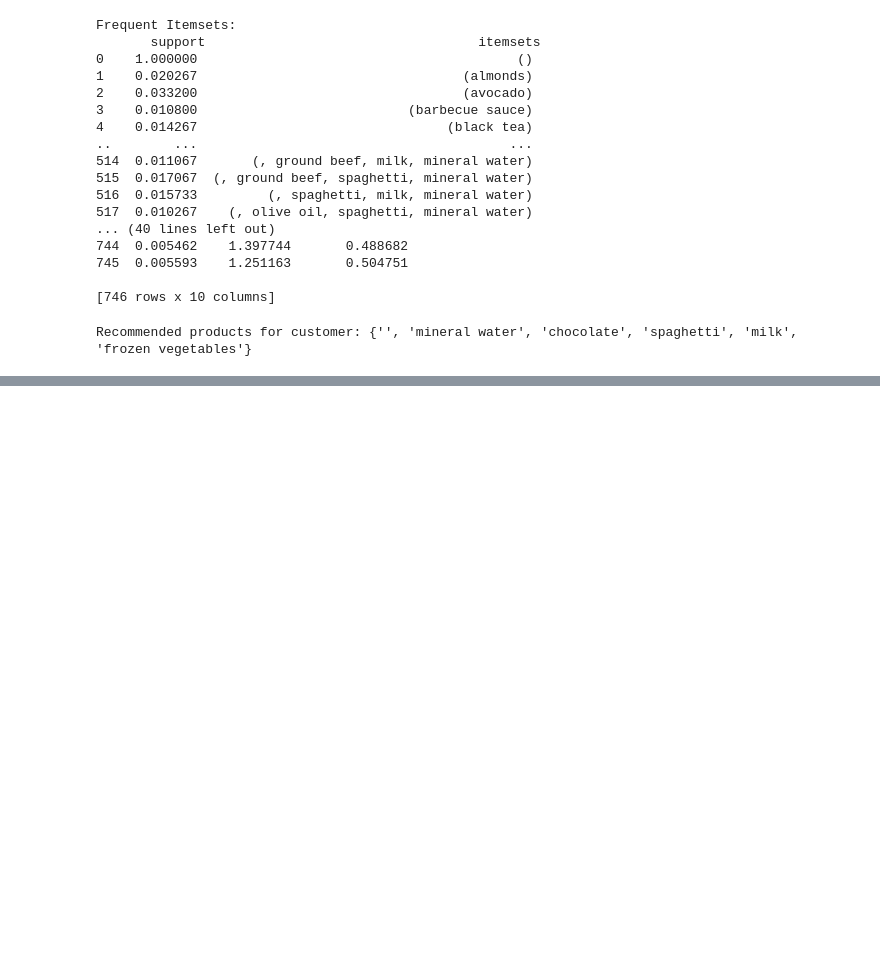
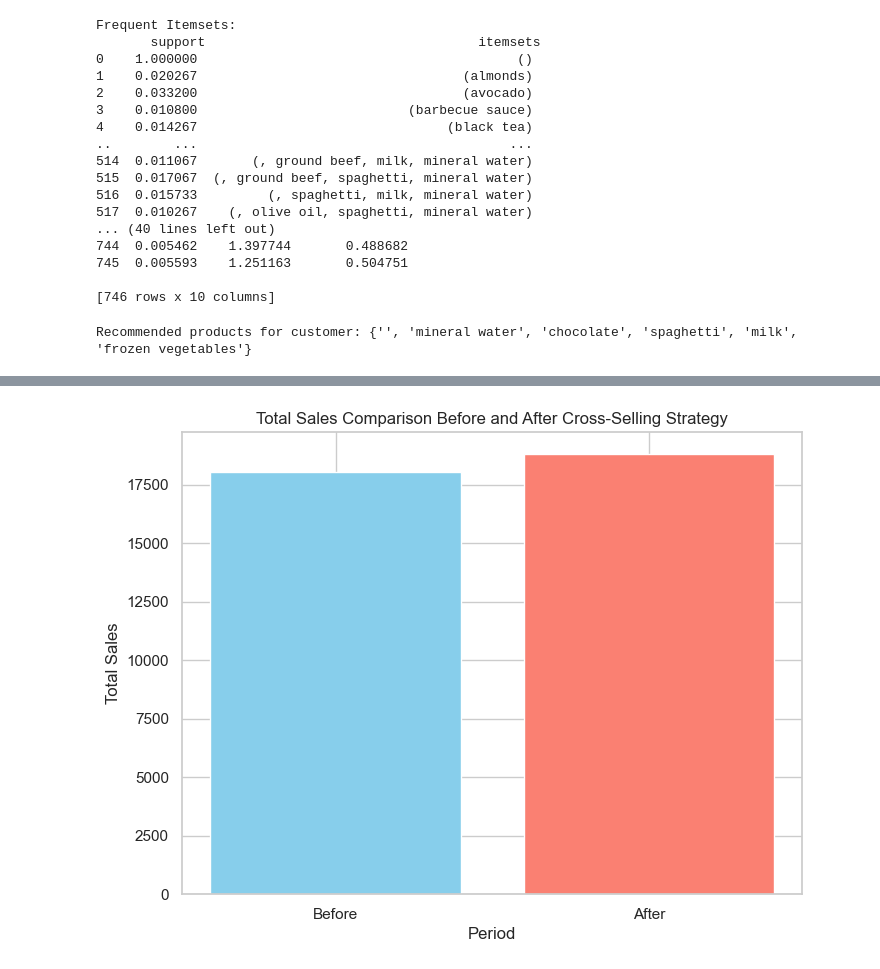
Before and after one commit to srinijalanda93/Machine-learning, a Jupyter notebook: 2448526_lab3.ipynb, the cells around one changed output, grey strips where cells are left out. Drawn from its saved outputs; the diff is of its cells as text; code cells hidden in the pictures; blank space fills up the shorter version.

```diff
--- a/2448526_lab3.ipynb
+++ b/2448526_lab3.ipynb
@@ -553,0 +610,16 @@ Recommended products for customer: {'', 'mineral water', 'chocolate', 'spaghetti
+# %%
+before_sales = final_Matrix[final_Matrix['Period'] == 'Before'].drop('Period', axis=1).sum().reset_index()
+after_sales = final_Matrix[final_Matrix['Period'] == 'After'].drop('Period', axis=1).sum().reset_index()
+
+# Rename columns for clarity
+before_sales.columns = ['Product', 'Sales_before']
+after_sales.columns = ['Product', 'Sales_after']
+
+# Merge the dataframes on the 'Product' column
+metrics = pd.merge(before_sales, after_sales, on='Product')
+
+# Calculate percentage change in sales
+metrics['Percentage_Change'] = ((metrics['Sales_after'] - metrics['Sales_before']) / metrics['Sales_before']) * 100
+
+print("Performance Metrics:")
+print(metrics)
@@ -553,0 +642,22 @@ Recommended products for customer: {'', 'mineral water', 'chocolate', 'spaghetti
+# %%
+import matplotlib.pyplot as plt
+# Aggregate total sales before and after
+total_sales_before = metrics['Sales_before'].sum()
+total_sales_after = metrics['Sales_after'].sum()
+
+
+sales_data = {'Before': total_sales_before, 'After': total_sales_after}
+
+
+plt.figure(figsize=(8, 6))
+plt.bar(sales_data.keys(), sales_data.values(), color=['skyblue', 'salmon'])
+
+# Add labels and title
+plt.xlabel('Period')
+plt.ylabel('Total Sales')
+plt.title('Total Sales Comparison Before and After Cross-Selling Strategy')
+
+# Show the plot
+plt.show()
+# %% [output]
+[figure, added]
```
Also changed, not shown: parts of 6 cells of this notebook.
